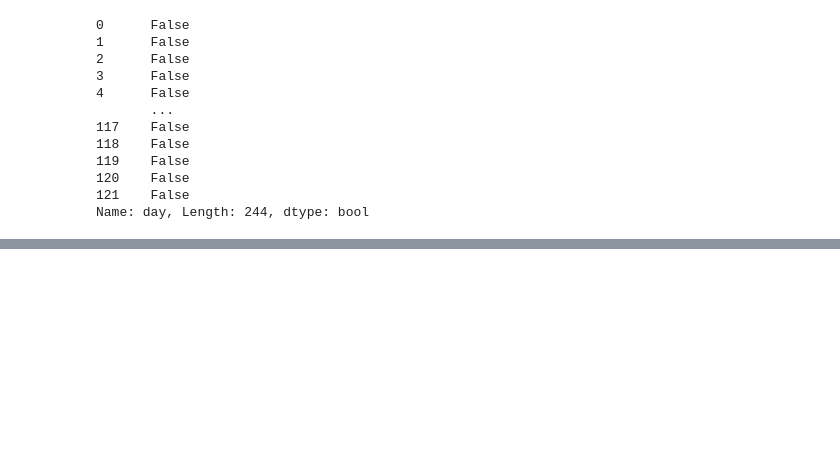
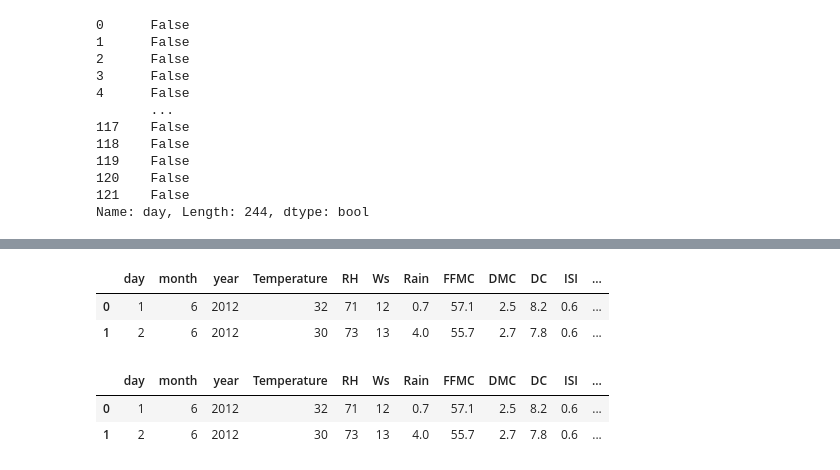
Before and after one commit to kunal12kumar/Forest_Fire_Dataset, a Jupyter notebook: forestproject.ipynb, the cells around one changed output, grey strips where cells are left out. Saved outputs shown, nothing was run; the diff lists cells and outputs as text; code cells hidden in the pictures; blank space fills up the shorter version.

```diff
--- a/forestproject.ipynb
+++ b/forestproject.ipynb
@@ -109,0 +140,12 @@ Name: day, Length: 244, dtype: bool
+# %%
+new_dataset.head(2)
+# %% [output]
+|  | day | month | year | Temperature | RH | Ws | Rain | FFMC | DMC | DC | ISI | ... |
+| 0 | 1 | 6 | 2012 | 32 | 71 | 12 | 0.7 | 57.1 | 2.5 | 8.2 | 0.6 | ... |
+| 1 | 2 | 6 | 2012 | 30 | 73 | 13 | 4.0 | 55.7 | 2.7 | 7.8 | 0.6 | ... |
+# %%
+new_dataset.head(2)
+# %% [output]
+|  | day | month | year | Temperature | RH | Ws | Rain | FFMC | DMC | DC | ISI | ... |
+| 0 | 1 | 6 | 2012 | 32 | 71 | 12 | 0.7 | 57.1 | 2.5 | 8.2 | 0.6 | ... |
+| 1 | 2 | 6 | 2012 | 30 | 73 | 13 | 4.0 | 55.7 | 2.7 | 7.8 | 0.6 | ... |
```
Also changed, not shown: parts of 13 cells of this notebook.
